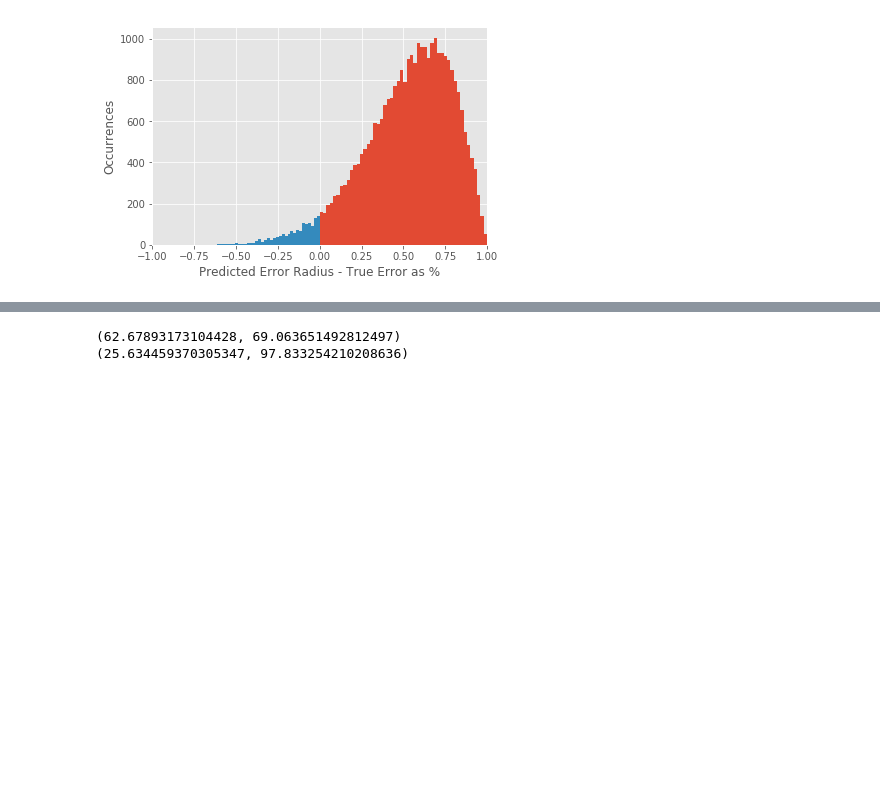
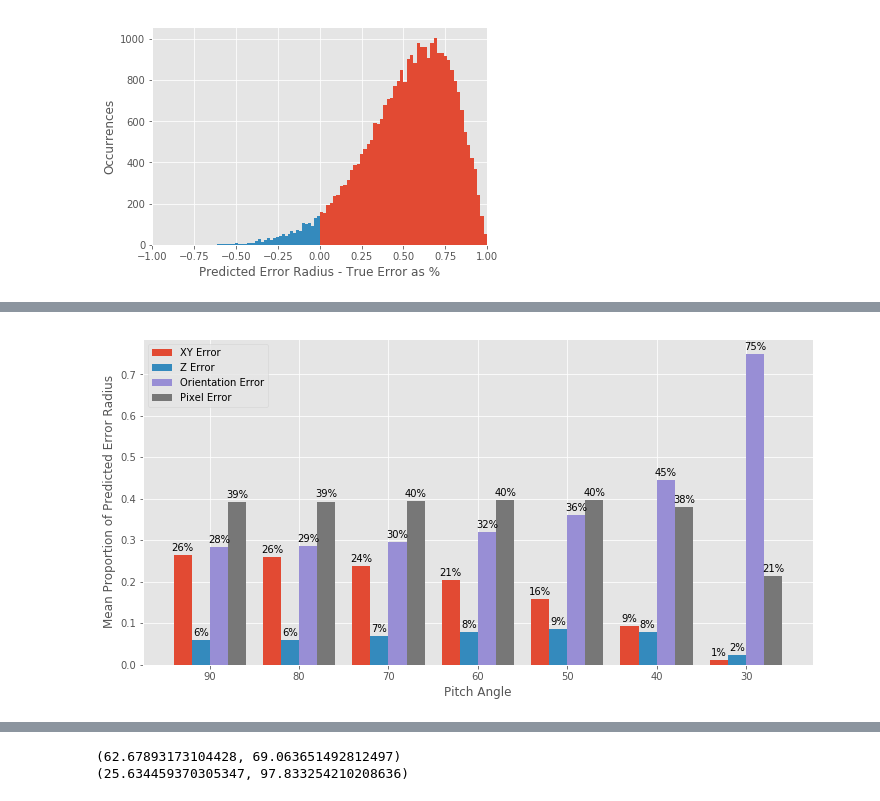
Before and after one commit to flyingsilverfin/AV-Camera-Placement, a Jupyter notebook: evaluation/camera/model_validity/Camera Error Model Evaluation.ipynb, the cells around one changed output, grey strips where cells are left out. Saved outputs shown, nothing was run; the diff lists cells and outputs as text; code cells hidden in the pictures; blank space fills up the shorter version.

Commit message:
checkpointing camera evalaution

```diff
--- a/evaluation/camera/model_validity/Camera Error Model Evaluation.ipynb
+++ b/evaluation/camera/model_validity/Camera Error Model Evaluation.ipynb
@@ -52,7 +52,8 @@ def get_predicted_error_radius(camera_height,
 
     if verbose:
         print("Position radius: {0}, orientation radius: {2}, pixel radius: {1}".format(position_error, pixel_error, orientation_error))
-    return xy_error + z_error + orientation_error + alg_error * pixel_error
+    total = xy_error + z_error + orientation_error + alg_error * pixel_error
+    return total, xy_error, z_error, orientation_error, alg_error*pixel_error
 # %%
 
 
@@ -290,2 +313,12 @@ _ = plt.hist(negative_percents, bins=50)
 2. randomly sample and collect components of the error
 3. Show how the components grow on average as pitch angle changes (3 side by side bars for easy visual comparison)
+# %%
+vary_pitch_results = []
+for pitch in np.arange(31.0, 92.0, 10.0):
+    vary_pitch_results.append(do_eval(np.array([0.0, 0.0, 6.0]),
+                      pitch,
+                      0.0,
+                      n_samples_per_camera=50,
+                      n_camera_instances=50
+                    )
+    )
@@ -291,0 +446,14 @@ _ = plt.hist(negative_percents, bins=50)
+# %%
+# collect summaries
+# means first
+
+angles = [90, 80, 70, 60, 50, 40, 30]
+xy_means = np.array([vary_pitch_stats_summary[angle + 1]["normalized_summary"]["means"]["xy error"] for angle in angles])
+z_means = np.array([vary_pitch_stats_summary[angle + 1]["normalized_summary"]["means"]["z error"] for angle in angles])
+orientation_means =  np.array([vary_pitch_stats_summary[angle + 1]["normalized_summary"]["means"]["orientation error"] for angle in angles])
+pixel_means = np.array([vary_pitch_stats_summary[angle + 1]["normalized_summary"]["means"]["pixel and algorithm error"] for angle in angles])
+legend = ["XY Error", "Z Error", "Orientation Error", "Pixel Error"]
+
+sidebyside_bar(np.array([xy_means, z_means, orientation_means, pixel_means]), angles, legend, "Mean Proportion of Predicted Error Radius", "Pitch Angle", label_suffix="%", label_decimals=0, label_multiplier=100, figsize=(12,6))
+# %% [output]
+[figure, added]
```
Also changed, not shown: parts of 8 cells of this notebook.
